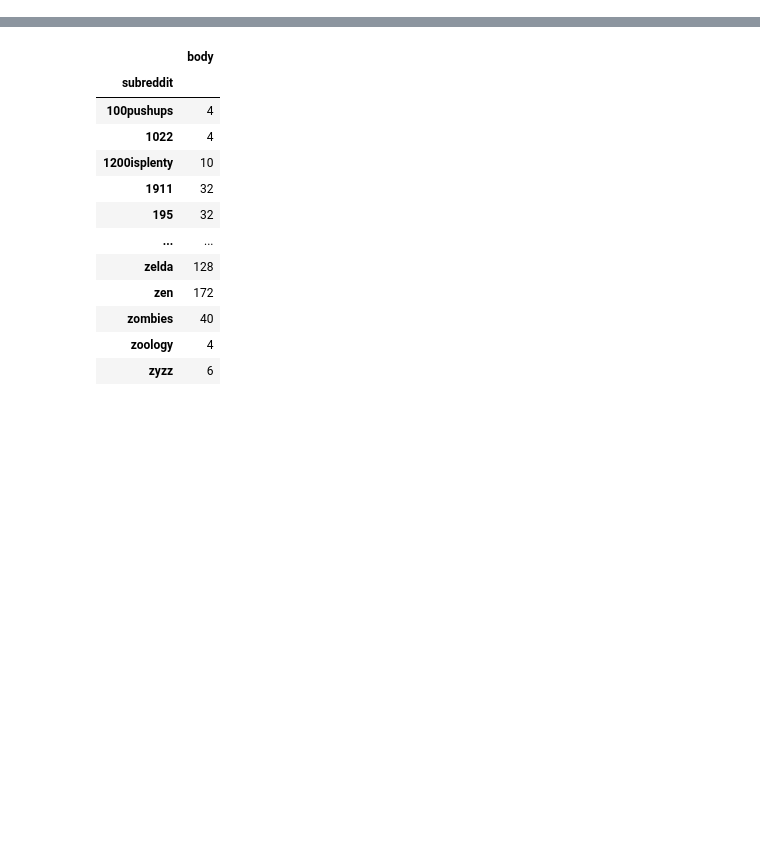
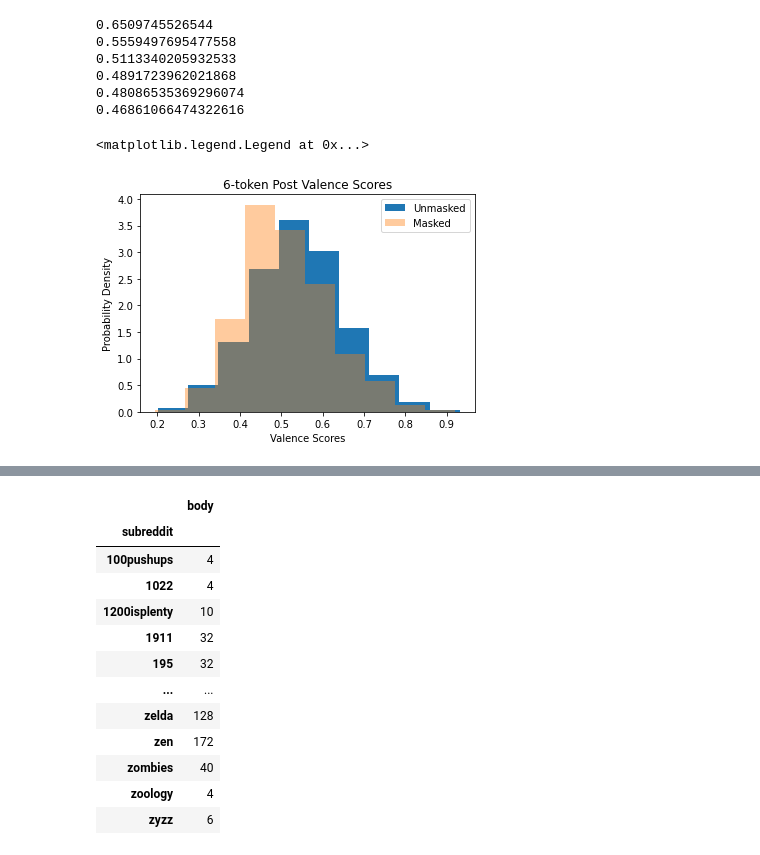
Before and after one commit to jaikaggarwal/stancetaking, a Jupyter notebook: data_extraction/corpus_statistics.ipynb, the cells around one changed output, grey strips where cells are left out. Drawn from its saved outputs; the diff is of its cells as text; code cells hidden in the pictures; blank space fills up the shorter version.

Commit message:
Completed valence analysis

```diff
--- a/data_extraction/corpus_statistics.ipynb
+++ b/data_extraction/corpus_statistics.ipynb
@@ -10,0 +34,21 @@ tqdm.pandas()
+# %%
+short_posts = pd.read_csv("short_posts_vad.csv", index_col=0)
+short_posts =  extract_vad(short_posts, "output", "")
+short_posts =  extract_vad(short_posts, "output", "_masked")
+mid_posts = pd.read_csv("mid_posts_vad.csv", index_col=0)
+mid_posts =  extract_vad(mid_posts, "output", "")
+mid_posts =  extract_vad(mid_posts, "output", "_masked")
+long_posts = pd.read_csv("long_posts_vad.csv", index_col=0)
+long_posts =  extract_vad(long_posts, "output", "")
+long_posts =  extract_vad(long_posts, "output", "_masked")
+
+# mid_posts['output_mask'] = mid_posts['output_mask'].apply(eval)
+# %%
+pos_short = short_posts[short_posts['marker_category'].str.startswith("positive_affect")]
+short_difs = np.abs(pos_short['valence'] - pos_short['valence_masked'])
+
+pos_mid = mid_posts[mid_posts['marker_category'].str.startswith("positive_affect")]
+mid_difs = np.abs(pos_mid['valence'] - pos_mid['valence_masked'] )
+
+pos_long = long_posts[long_posts['marker_category'].str.startswith("positive_affect")]
+long_difs = np.abs(pos_long['valence'] - pos_long['valence_masked'] )
@@ -10,0 +91,26 @@ tqdm.pandas()
+# %%
+print(pos_short['valence'].mean())
+print(pos_short['valence_masked'].mean())
+
+print(pos_mid['valence'].mean())
+print(pos_mid['valence_masked'].mean())
+
+print(pos_long['valence'].mean())
+print(pos_long['valence_masked'].mean())
+# %% [output]
+0.6509745526544
+0.5559497695477558
+0.5113340205932533
+0.4891723962021868
+0.48086535369296074
+0.46861066474322616
+# %%
+plt.hist(pos_short['valence'], density=True, label="Unmasked")
+plt.hist(pos_short['valence_masked'], density=True, alpha=0.4, label="Masked")
+plt.title("6-token Post Valence Scores")
+plt.xlabel("Valence Scores")
+plt.ylabel("Probability Density")
+plt.legend()
+# %% [output]
+<matplotlib.legend.Legend at 0x...>
+[figure, added]
```
Also changed, not shown: parts of 33 cells of this notebook, 3 other files.
